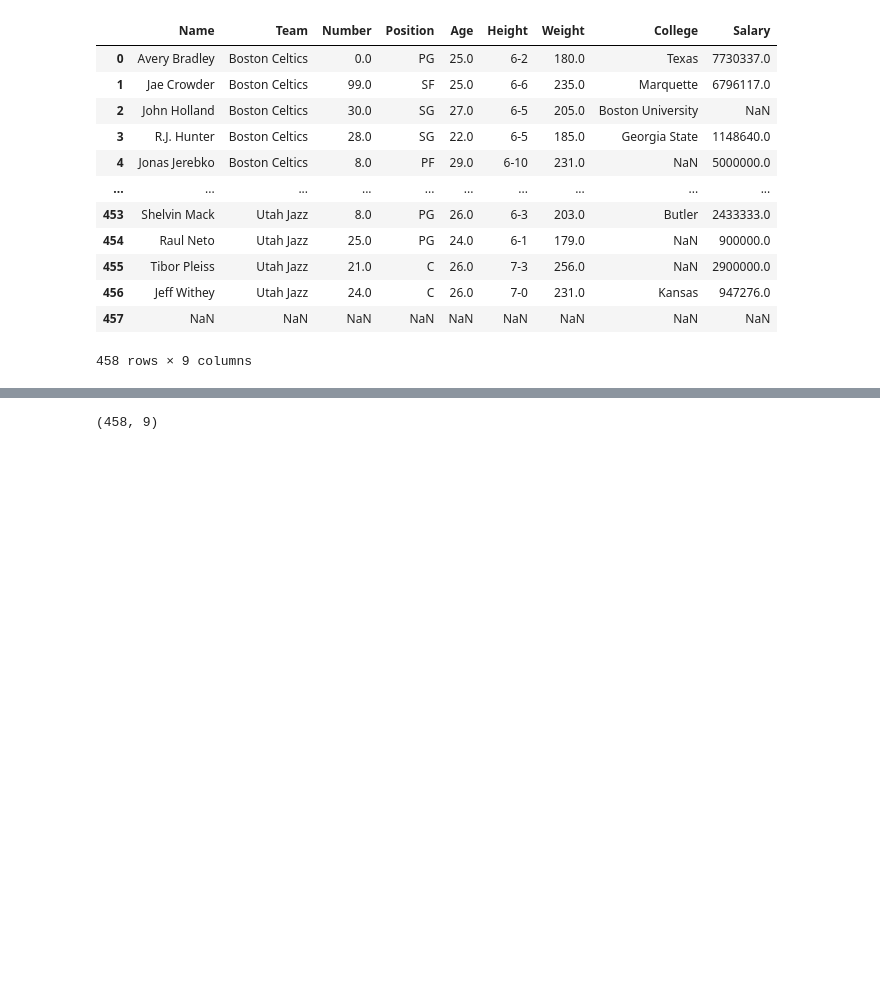
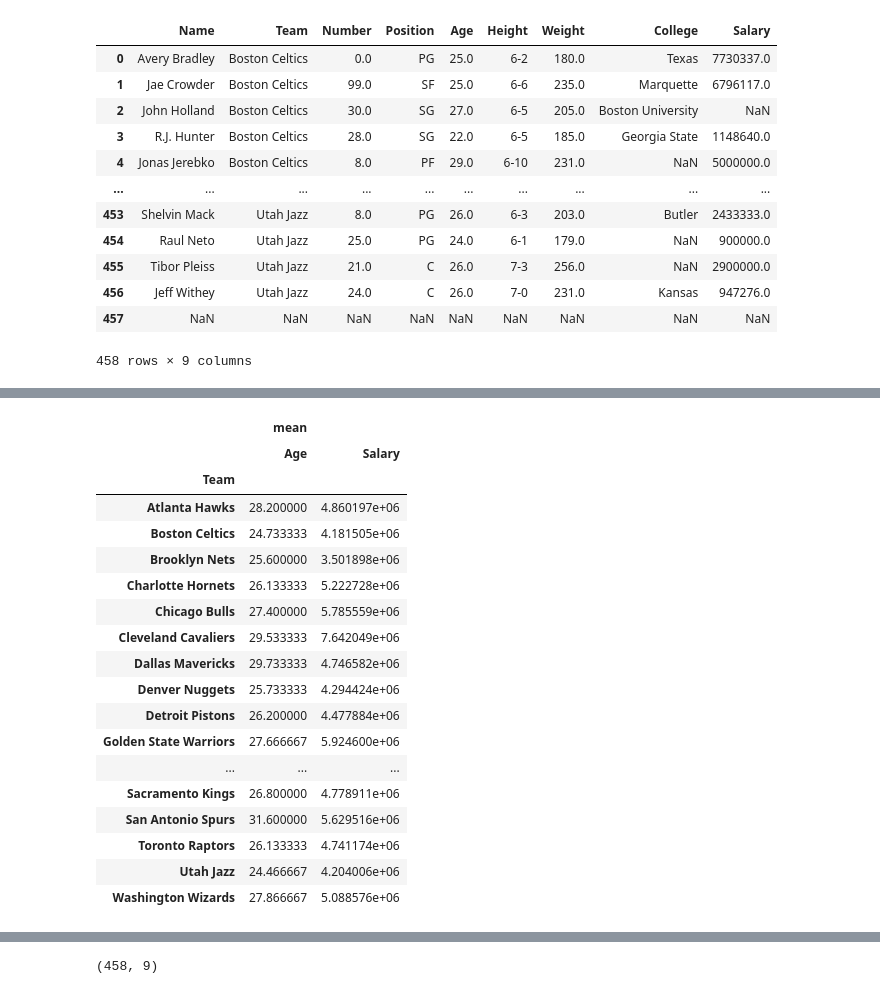
Before and after one commit to ironhack-bcn-data-pt/notebooks, a Jupyter notebook: 5.1.1.Pandas.ipynb, the cells around one changed output, grey strips where cells are left out. Drawn from its saved outputs; the diff is of its cells as text; code cells hidden in the pictures; blank space fills up the shorter version.

```diff
--- a/5.1.1.Pandas.ipynb
+++ b/5.1.1.Pandas.ipynb
@@ -26,0 +51,22 @@ display(nba)
+# %%
+pd.pivot_table(nba,index='Team', values=['Salary', 'Age'], aggfunc=[np.mean])
+# %% [output]
+|  | mean |  |
+|  | Age | Salary |
+| Team |  |  |
+| Atlanta Hawks | 28.200000 | 4.860197e+06 |
+| Boston Celtics | 24.733333 | 4.181505e+06 |
+| Brooklyn Nets | 25.600000 | 3.501898e+06 |
+| Charlotte Hornets | 26.133333 | 5.222728e+06 |
+| Chicago Bulls | 27.400000 | 5.785559e+06 |
+| Cleveland Cavaliers | 29.533333 | 7.642049e+06 |
+| Dallas Mavericks | 29.733333 | 4.746582e+06 |
+| Denver Nuggets | 25.733333 | 4.294424e+06 |
+| Detroit Pistons | 26.200000 | 4.477884e+06 |
+| Golden State Warriors | 27.666667 | 5.924600e+06 |
+| ... | ... | ... |
+| Sacramento Kings | 26.800000 | 4.778911e+06 |
+| San Antonio Spurs | 31.600000 | 5.629516e+06 |
+| Toronto Raptors | 26.133333 | 4.741174e+06 |
+| Utah Jazz | 24.466667 | 4.204006e+06 |
+| Washington Wizards | 27.866667 | 5.088576e+06 |
```
Also changed, not shown: parts of 12 cells of this notebook, 1 other file.
